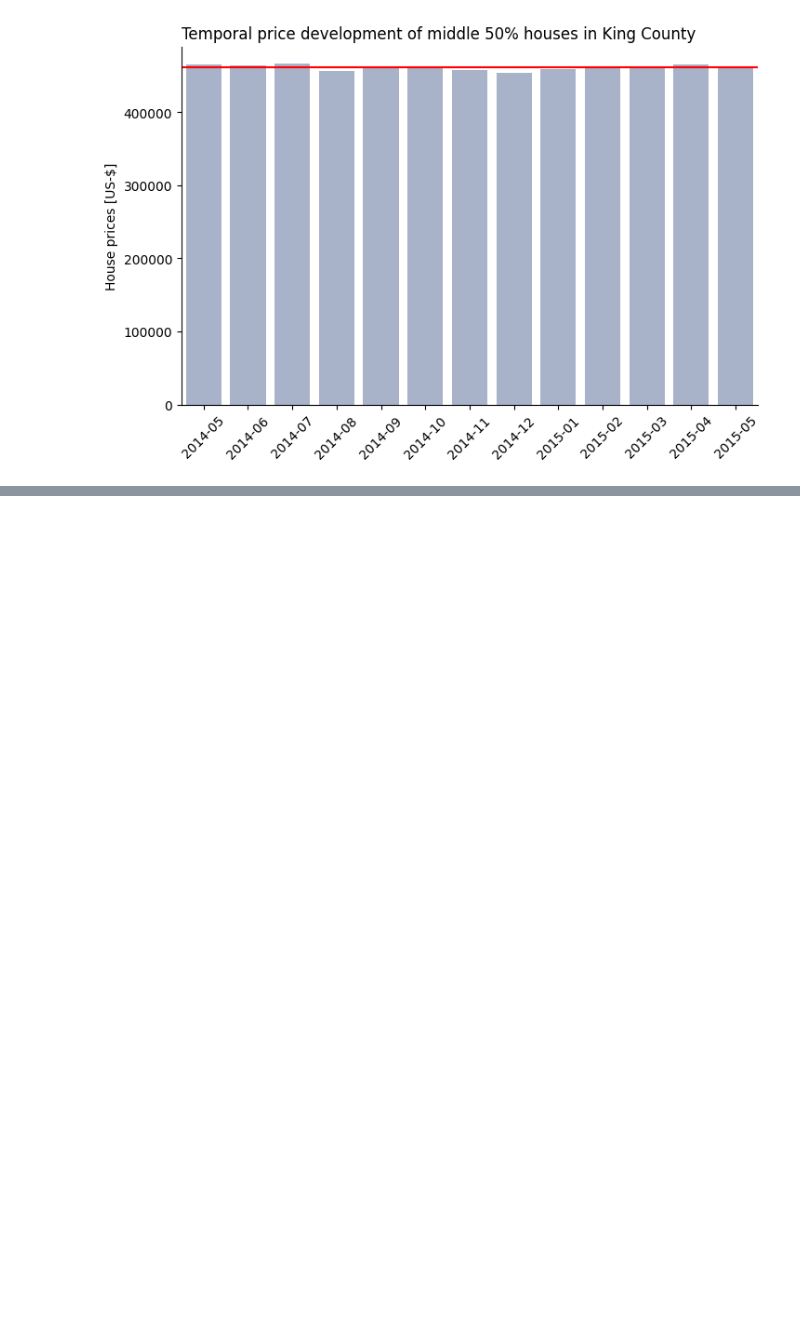
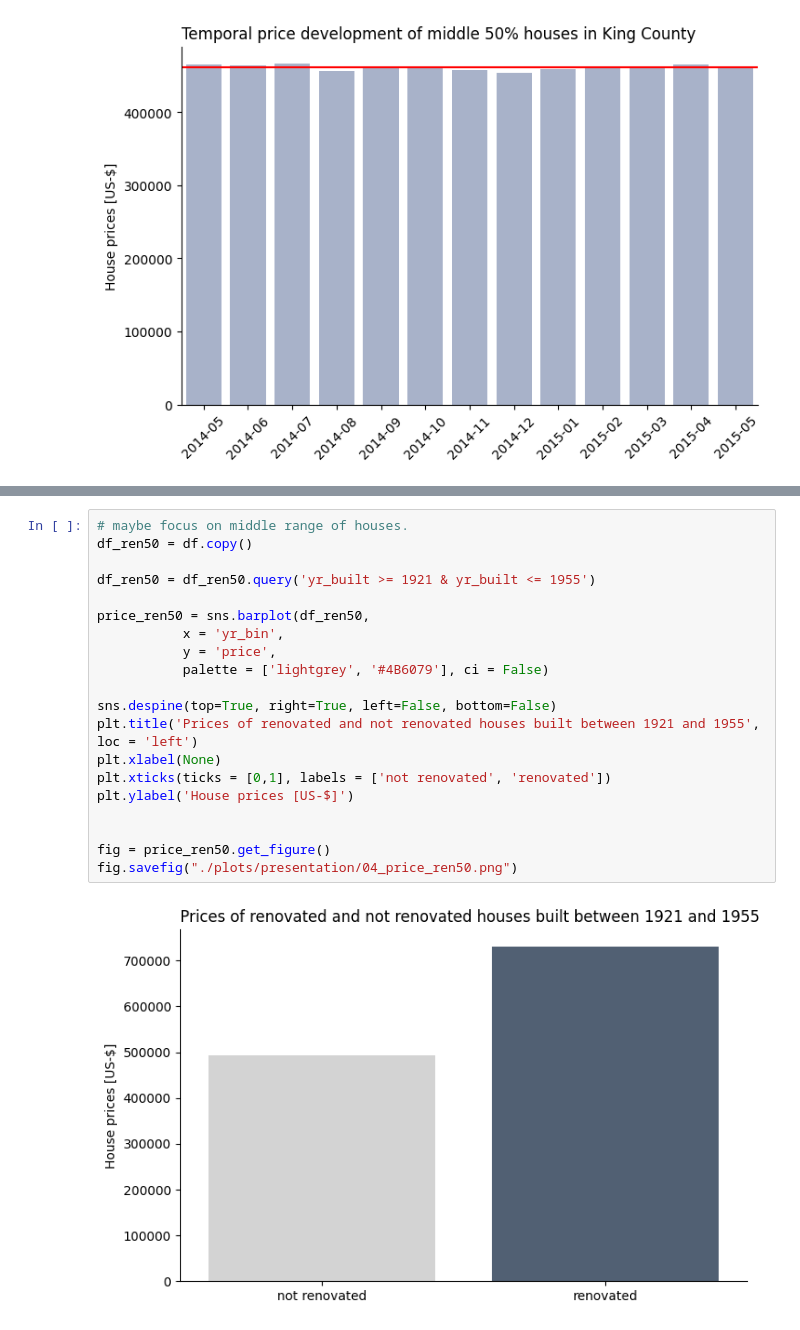
Before and after one commit to ElPaco91/eda_project, a Jupyter notebook: EDA_presentation.ipynb, the cells around one changed output, grey strips where cells are left out. Cells and saved outputs as stored; diff of their text form; blank space fills up the shorter version.

```diff
--- a/EDA_presentation.ipynb
+++ b/EDA_presentation.ipynb
@@ -392,0 +386,22 @@ fig.savefig("./plots/presentation/01_price_temp_middle50.png")
+# %%
+# maybe focus on middle range of houses.
+df_ren50 = df.copy()
+
+df_ren50 = df_ren50.query('yr_built >= 1921 & yr_built <= 1955')
+
+price_ren50 = sns.barplot(df_ren50,
+           x = 'yr_bin',
+           y = 'price',
+           palette = ['lightgrey', '#4B6079'], ci = False)
+
+sns.despine(top=True, right=True, left=False, bottom=False)
+plt.title('Prices of renovated and not renovated houses built between 1921 and 1955', loc = 'left')
+plt.xlabel(None)
+plt.xticks(ticks = [0,1], labels = ['not renovated', 'renovated'])
+plt.ylabel('House prices [US-$]')
+
+
+fig = price_ren50.get_figure()
+fig.savefig("./plots/presentation/04_price_ren50.png")
+# %% [output]
+[figure, added]
```
Also changed, not shown: parts of 18 cells of this notebook, 1 other file.
